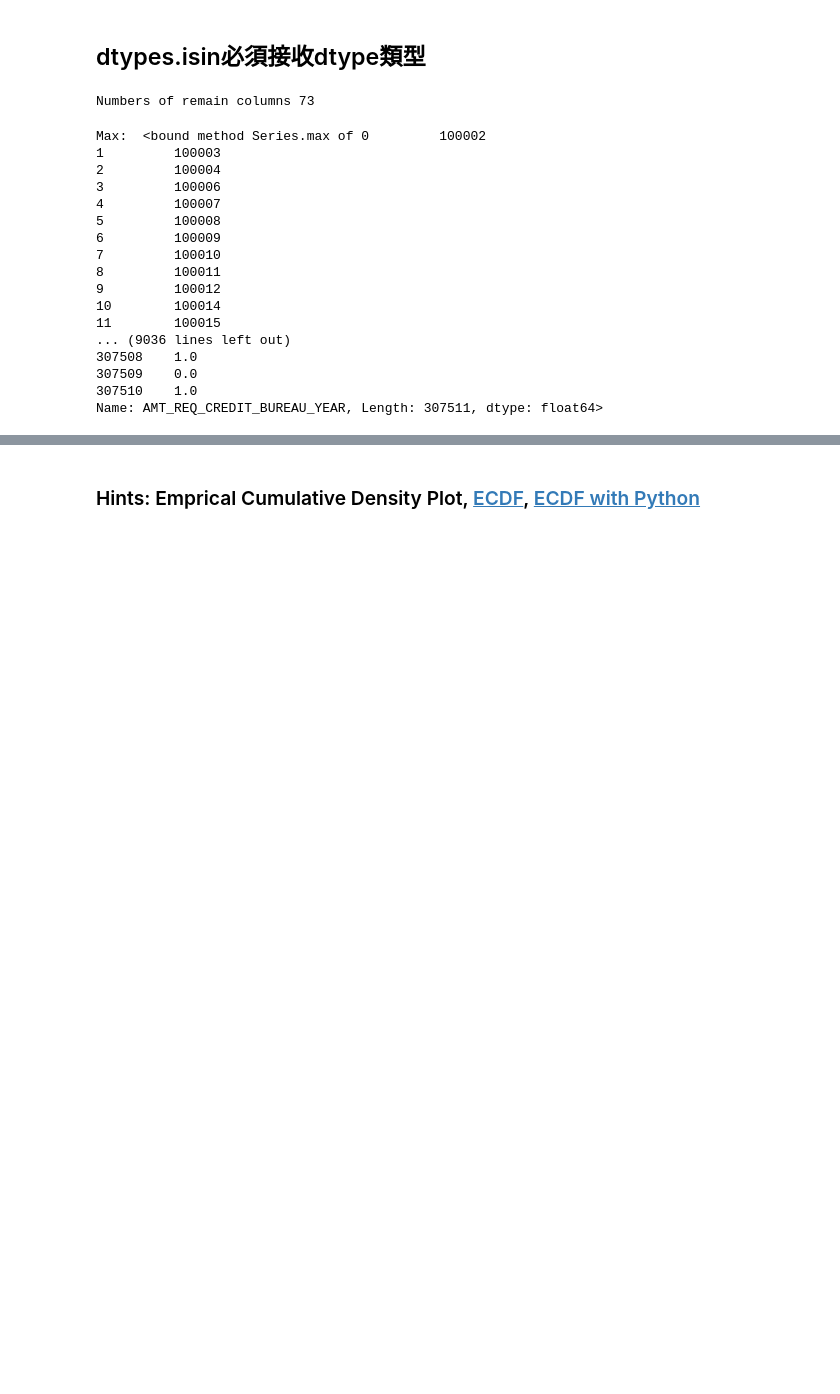
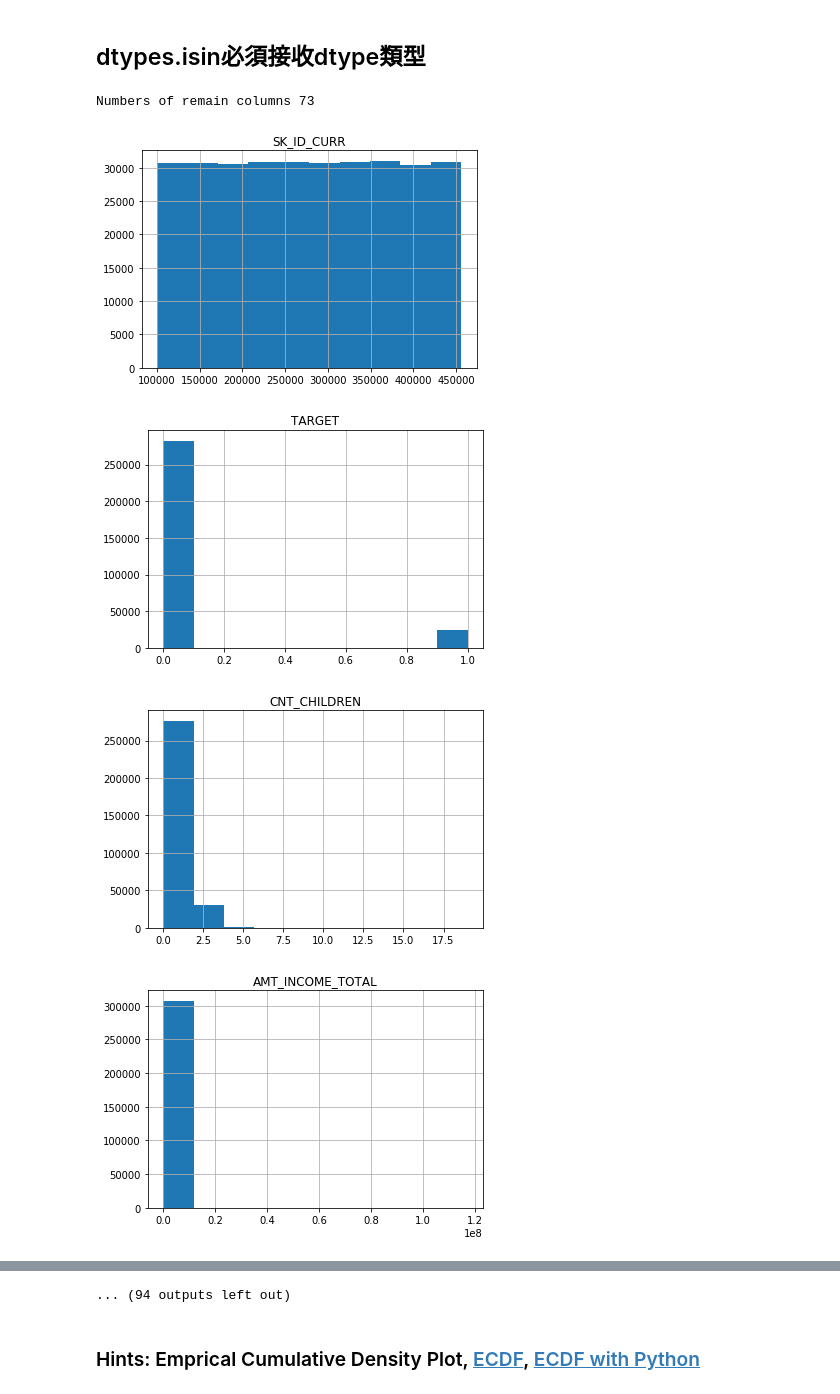
Before and after one commit to NasuYue/2nd-100Day-ML-Marathon-, a Jupyter notebook: homework/Day_006_HW.ipynb, the cells around one changed output, grey strips where cells are left out. Drawn from its saved outputs; the diff is of its cells as text; code cells hidden in the pictures; blank space fills up the shorter version.

```diff
--- a/homework/Day_006_HW.ipynb
+++ b/homework/Day_006_HW.ipynb
@@ -54,32 +68,20 @@ numeric_columns = list(app_train[numeric_columns].columns[list(app_train[numeric
 print("Numbers of remain columns %i" % len(numeric_columns))
 # %% [output]
 Numbers of remain columns 73
-# %%
-# 檢視這些欄位的數值範圍
-
-df = pd.DataFrame(,['Max','Min'])
-
-for col in numeric_columns:
-    """
-    Your CODE HERE, make the box plot
-    """
-
-#    plt.show()
-# %% [output]
-Max:  <bound method Series.max of 0         100002
-1         100003
-2         100004
-3         100006
-4         100007
-5         100008
-6         100009
-7         100010
-8         100011
-9         100012
-10        100014
-11        100015
-... (9036 lines left out)
-307508    1.0
-307509    0.0
-307510    1.0
-Name: AMT_REQ_CREDIT_BUREAU_YEAR, Length: 307511, dtype: float64>
+# %%
+# 檢視這些欄位的數值範圍
+tmp=pd.DataFrame(index=numeric_columns, columns=["Max", "Min", "Range"])
+
+
+for col in numeric_columns:
+    tmp['Max'][col]=app_train[col].max()
+    tmp['Min'][col]=app_train[col].min()
+    tmp['Range'][col]=app_train[col].max()-app_train[col].min()
+
+    display=app_train[col].hist().set_title(col)
+    plt.show()
+# %% [output]
+[figure, added]
+[figure, added]
+[figure, added]
+[figure, added]
@@ -86,3 +96,4 @@ Name: AMT_REQ_CREDIT_BUREAU_YEAR, Length: 307511, dtype: float64>
+... (94 outputs left out)
 # %%
 # 從上面的圖檢查的結果，至少這三個欄位好像有點可疑
 
```
Also changed, not shown: parts of 6 cells of this notebook.
